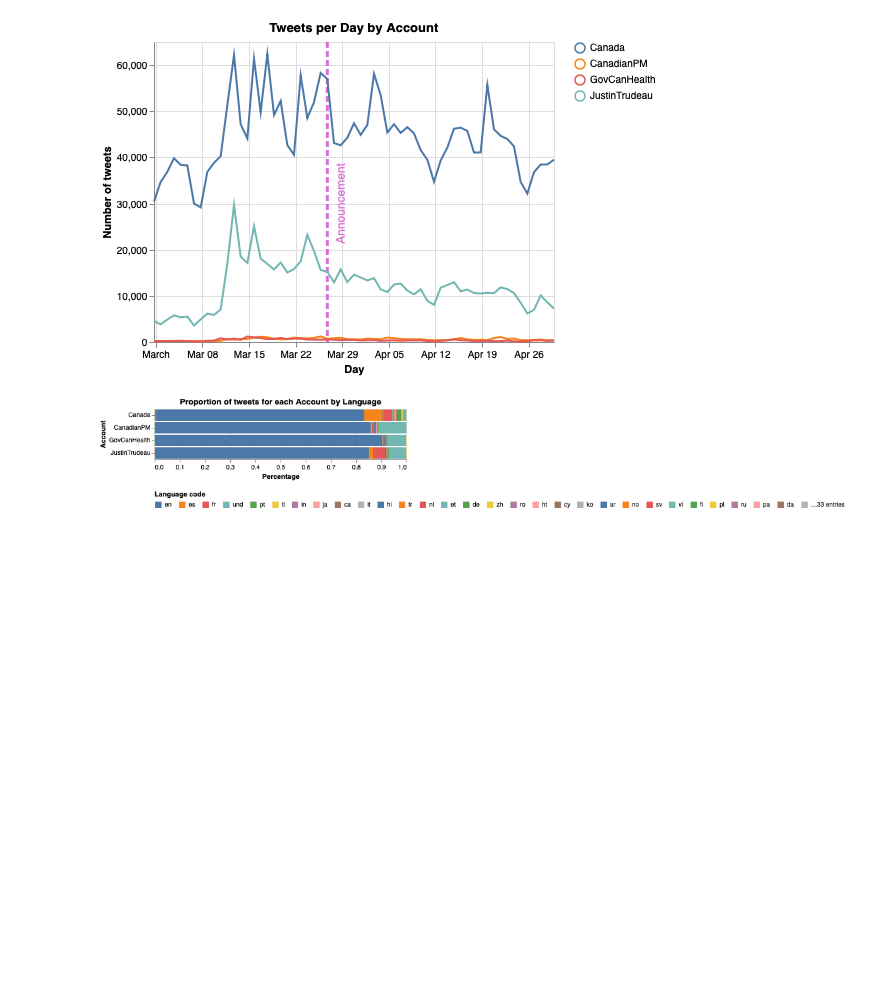
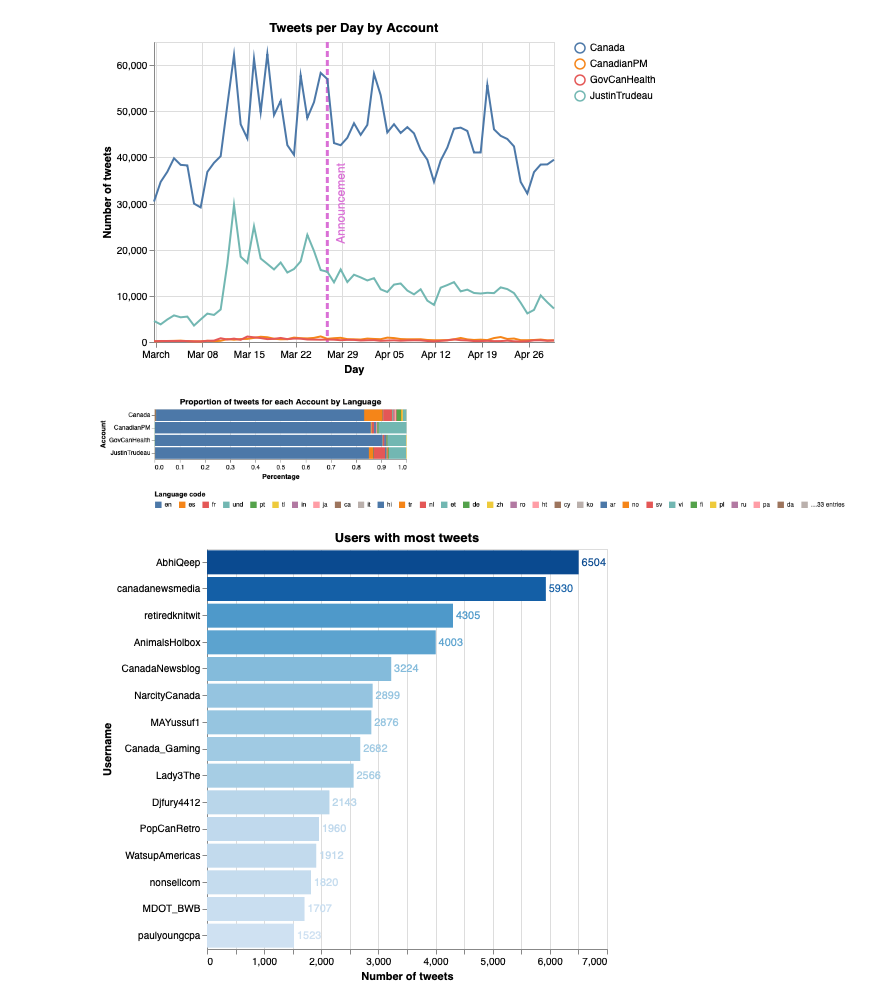
Before and after one commit to vcuspinera/Canada_response_covid, a Jupyter notebook: src/EDA.ipynb, the cells around one changed output. Cells and saved outputs as stored; diff of their text form; code cells hidden in the pictures; blank space fills up the shorter version.

Commit message:
Add Username plot to EDA

```diff
--- a/src/EDA.ipynb
+++ b/src/EDA.ipynb
@@ -223,3 +222,26 @@ alt.Chart(df_aux).mark_bar().encode(
 )
 # %% [output]
 [figure]
+# %%
+# Users with most tweets that mention/or are related with the official Canadian accounts.
+df_aux = pd.DataFrame(df_tot.groupby(['username'])['content'].count()).reset_index().sort_values(by=['content'], ascending=False).reset_index(drop=True)#['username']
+
+bars = alt.Chart(df_aux[:15]).mark_bar().encode(
+    x=alt.X('content', title="Number of tweets"),
+    y=alt.Y('username', sort=list(df_aux['username'][:15]), title="Username"),
+    color=alt.Color('content', legend=None)
+).properties(
+    title='Users with most tweets'
+)
+
+text = bars.mark_text(
+    align='left',
+    baseline='middle',
+    dx=3  # Nudges text to right so it doesn't appear on top of the bar
+).encode(
+    text='content:Q'
+)
+
+(bars + text).properties(height=400)
+# %% [output]
+[figure, added]
```
Also changed, not shown: parts of 4 cells of this notebook, 1 other file.
